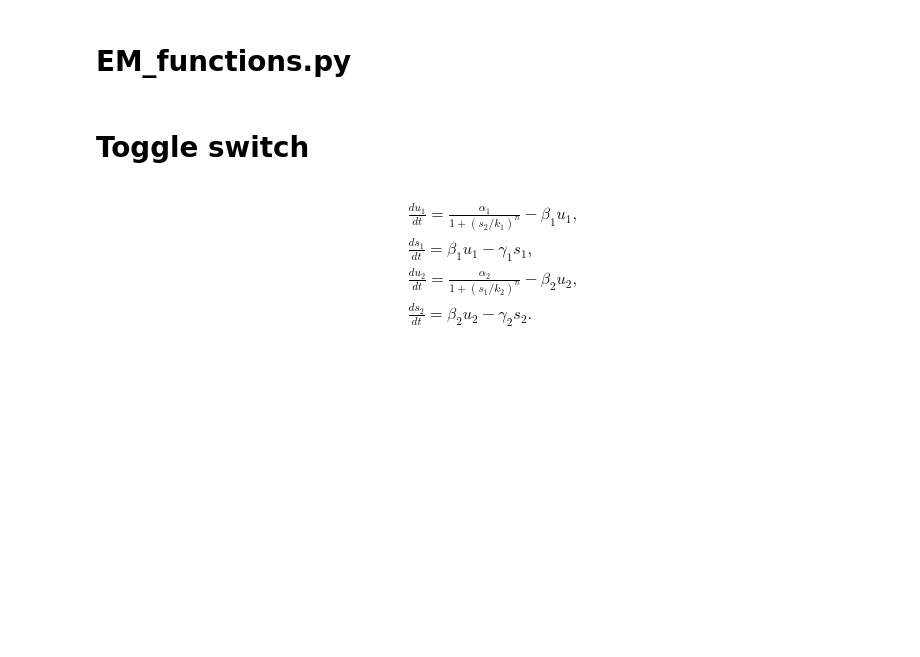
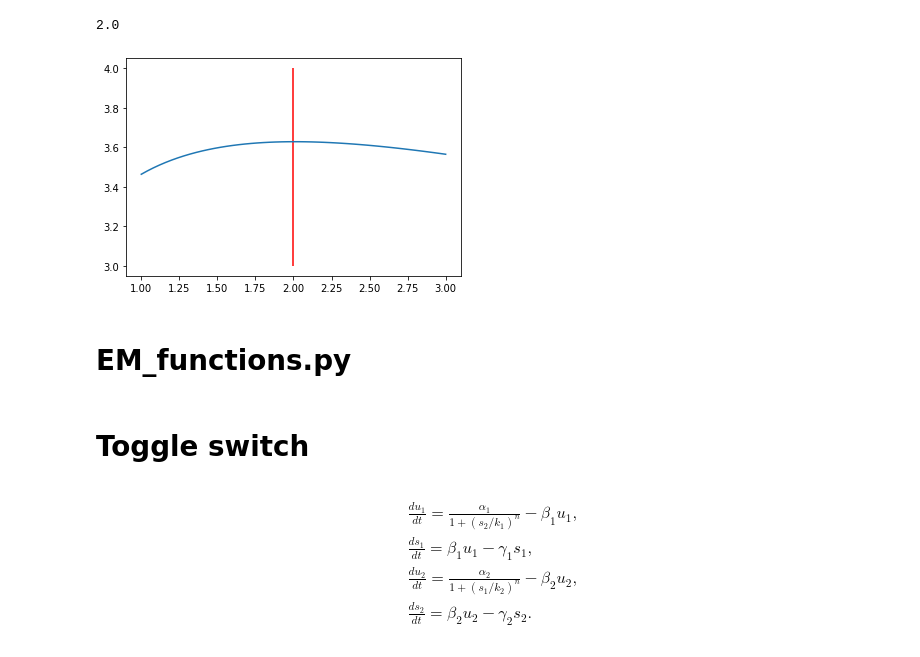
Before and after one commit to pachterlab/FGP_2024, a Jupyter notebook: demos.ipynb, the cells around one changed output. Drawn from its saved outputs; the diff is of its cells as text; code cells hidden in the pictures; blank space fills up the shorter version.

```diff
--- a/demos.ipynb
+++ b/demos.ipynb
@@ -3,3 +35,28 @@
+# %%
+from scipy.special import softmax
+
+def EM_Q(theta,x):
+    eps=1e-100
+    h=np.linspace(0,theta,100)
+    h=h[None,:]
+    ll=x[:,None]*np.log(h+eps)-h
+    q=softmax(ll,axis=1)
+    Q=np.mean(np.sum(q*ll-q*np.log(q+eps),axis=1))
+    return Q
+# %%
+n=51
+thetas = np.linspace(1,3,n)
+Qs = np.zeros(n)
+for i in range(n):
+    Qs[i]=EM_Q(thetas[i],x)
+# %%
+plt.plot(thetas,Qs)
+plt.vlines(x=2,ymin=3,ymax=4,color='r')
+idx = np.argmax(Qs)
+print(thetas[idx])
+# %% [output]
+2.0
+[figure, added]
 # %% [markdown]
 # EM_functions.py
 # %%
```
Also changed, not shown: parts of 5 cells of this notebook, 1 other file.
